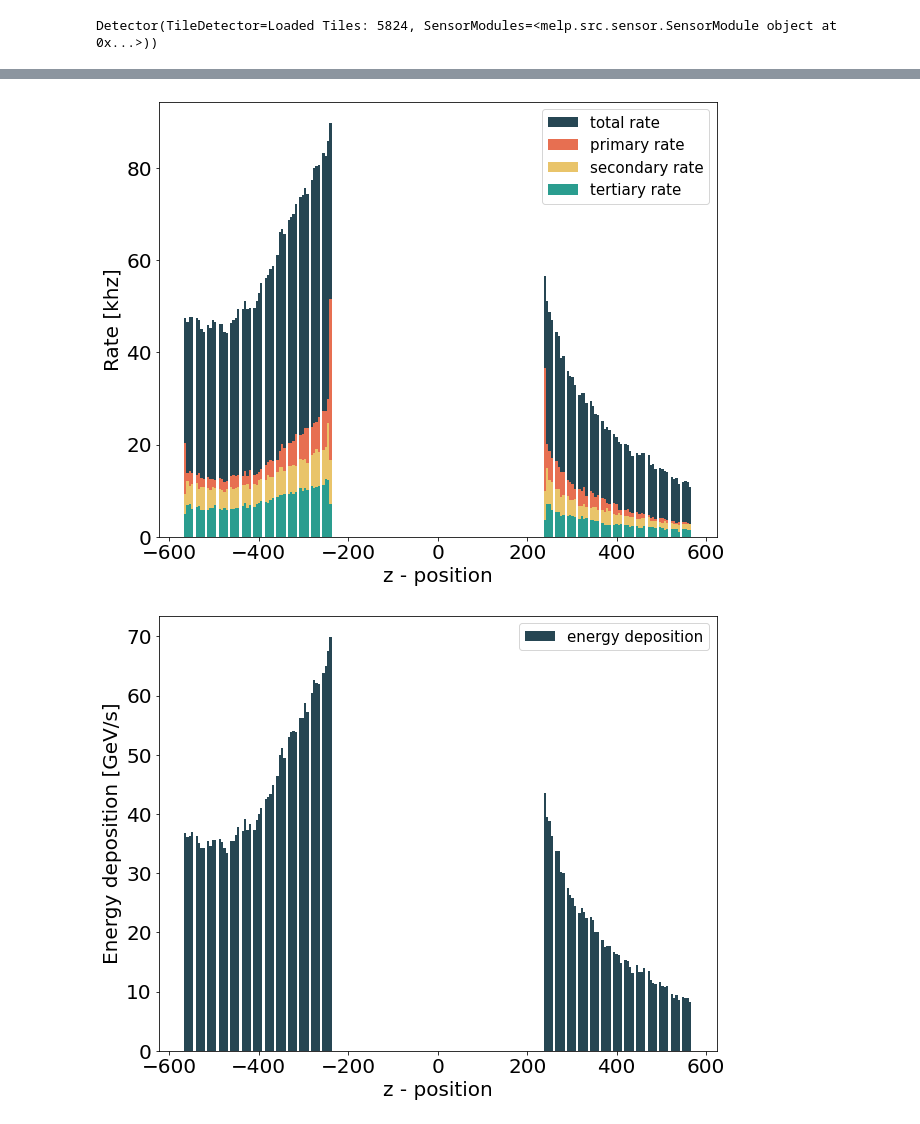
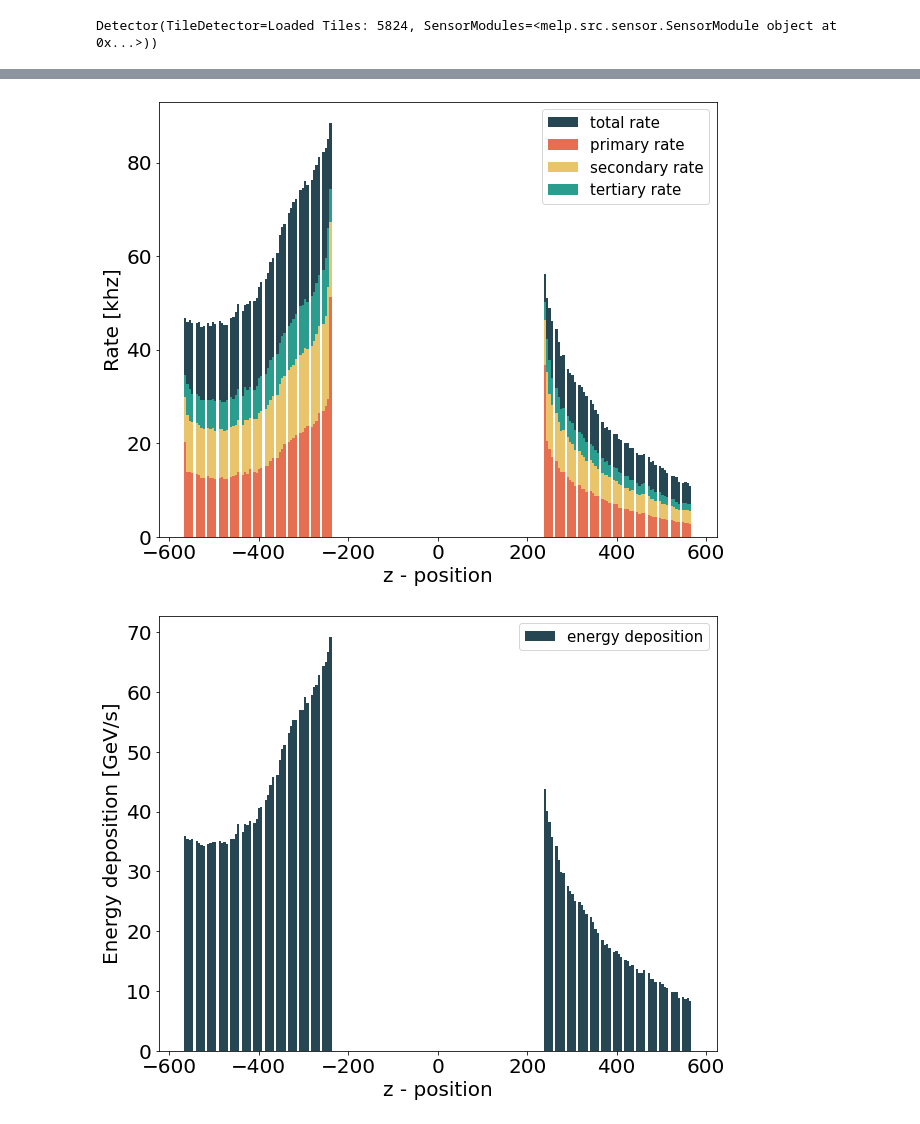
Before and after one commit to maximilianKoeper/melp, a Jupyter notebook: jupyter-notbooks/example_melp_v2.ipynb, the cells around one changed output, grey strips where cells are left out. Saved outputs shown, nothing was run; the diff lists cells and outputs as text; code cells hidden in the pictures.

```diff
--- a/jupyter-notbooks/example_melp_v2.ipynb
+++ b/jupyter-notbooks/example_melp_v2.ipynb
@@ -45,6 +45,8 @@ Detector(TileDetector=Loaded Tiles: 5824, SensorModules=<melp.src.sensor.SensorM
 print(mu3e_detector)
 # %% [output]
 Detector(TileDetector=Loaded Tiles: 5824, SensorModules=<melp.src.sensor.SensorModule object at 0x...>))
-# %%
-melp.addTileHits("run42_20000.root", truth=True, traj=True)
+# %%
+melp.addTileHits("run42_20000.root", truth=True, traj=False)
+melp.addTileHits("mu3e_run_000133_sorted_truth.root", truth=True, traj=False)
+melp.addTileHits("mu3e_run_000134_sorted_truth.root", truth=True, traj=False)
 # %%
@@ -94,7 +112,7 @@ for z_pos in range(2*52):
         result_rate[z_pos][5] += rate_data_np[5][z_pos*56+1+phi_pos] # edep
 # %%
 # Umrechnung Rate -> pro sekunde
-number_of_frames = 20000
+number_of_frames = 20000*3
 frame_length = 64 #ns
 ns_to_s = 1e-9
 
@@ -125,21 +143,22 @@ fac_khz = fac/1000
 import matplotlib as mpl
 mpl.rcParams['axes.prop_cycle'] = mpl.cycler(color=["264653","e76f51","e9c46a","2a9d8f"])
 # https://coolors.co/palettes/popular
+plt.rcParams.update({'font.size': 20})
 # %%
 #plt.bar(result_rate.T[0], result_rate.T[1], width = 2)
 fig = plt.figure(figsize=(10, 8))
 
 plt.hist(result_rate.T[0], weights=result_rate.T[1]*fac_khz, bins=220, range=(min(result_rate.T[0]),max(result_rate.T[0])), label="total rate")
-plt.hist(result_rate.T[0], weights=result_rate.T[2]*fac_khz, bins=220, range=(min(result_rate.T[0]),max(result_rate.T[0])), label="primary rate")
-plt.hist(result_rate.T[0], weights=result_rate.T[3]*fac_khz, bins=220, range=(min(result_rate.T[0]),max(result_rate.T[0])), label="secondary rate")
-plt.hist(result_rate.T[0], weights=result_rate.T[4]*fac_khz, bins=220, range=(min(result_rate.T[0]),max(result_rate.T[0])), label="tertiary rate")
+#plt.hist(result_rate.T[0], weights=result_rate.T[2]*fac_khz, bins=220, range=(min(result_rate.T[0]),max(result_rate.T[0])), label="primary rate", stacked=True)
+#plt.hist(result_rate.T[0], weights=result_rate.T[3]*fac_khz, bins=220, range=(min(result_rate.T[0]),max(result_rate.T[0])), label="secondary rate", stacked=True)
+plt.hist([result_rate.T[0],result_rate.T[0],result_rate.T[0]], weights=[result_rate.T[2]*fac_khz, result_rate.T[3]*fac_khz, result_rate.T[4]*fac_khz], bins=220, range=(min(result_rate.T[0]),max(result_rate.T[0])), label=["primary rate","secondary rate","tertiary rate"], stacked=True)
 plt.legend(fontsize=15)
 #plt.yticks([])
 plt.ylabel("Rate [khz]")
 plt.xlabel("z - position")
 plt.show()
 # %% [output]
-[figure, old version]
+[figure, new version]
 # %%
 #plt.bar(result_rate.T[0], result_rate.T[1], width = 2)
 fig = plt.figure(figsize=(10, 8))
@@ -150,4 +169,4 @@ plt.ylabel("Energy deposition [GeV/s]")
 plt.xlabel("z - position")
 plt.show()
 # %% [output]
-[figure, old version]
+[figure, new version]
```
Also changed, not shown: parts of 14 cells of this notebook, 1 other file.
